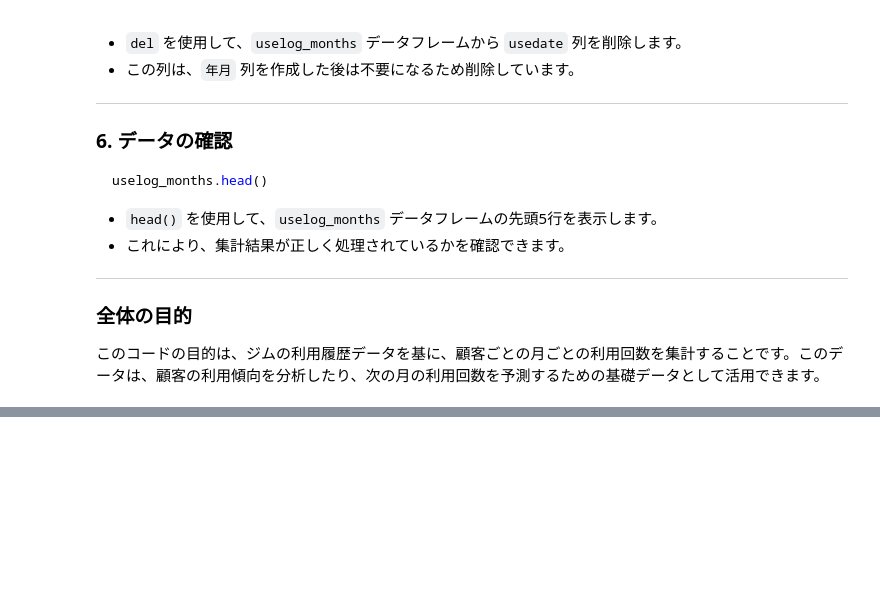
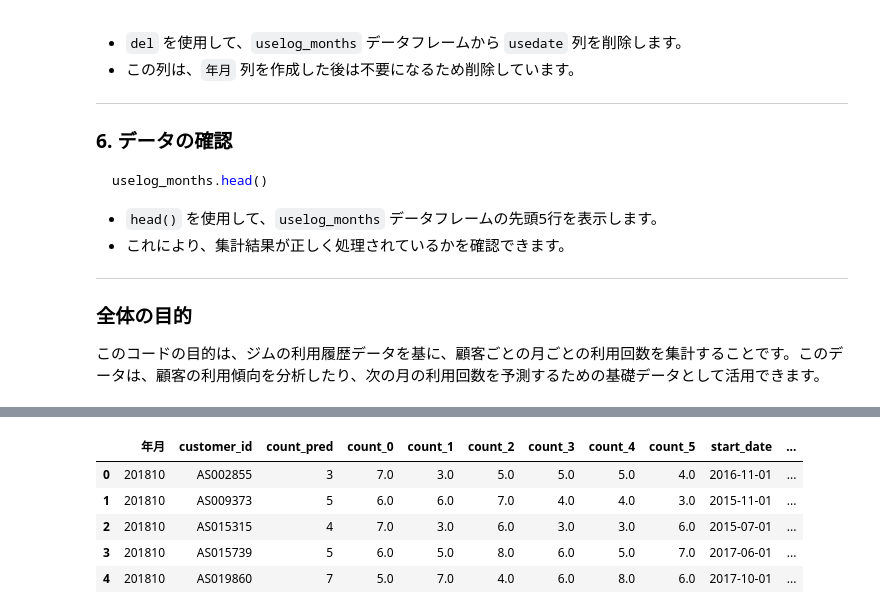
Before and after one commit to Snoge1130/python100knock_1_ch04, a Jupyter notebook: 31_40konck.ipynb, the cells around one changed output, grey strips where cells are left out. Cells and saved outputs as stored; diff of their text form; code cells hidden in the pictures; blank space fills up the shorter version.

```diff
--- a/31_40konck.ipynb
+++ b/31_40konck.ipynb
@@ -558,0 +561,4 @@ predict_data.head()
+# %%
+predict_data = predict_data.dropna() # 欠損値を削除
+predict_data = predict_data.reset_index(drop = True) # インデックスをリセット
+predict_data.head()
@@ -558,0 +574,3 @@ predict_data.head()
+# %%
+predict_data = pd.merge(predict_data, customer[["customer_id", "start_date"]], on = "customer_id", how = "left")
+predict_data.head()
@@ -558,0 +584,20 @@ predict_data.head()
+# %%
+predict_data["now_date"] = pd.to_datetime(predict_data["年月"], format = "%Y%m") # 年月を日付型に変換
+predict_data["start_date"] = pd.to_datetime(predict_data["start_date"]) # 開始日を日付型に変換
+
+from dateutil.relativedelta import relativedelta
+
+predict_data["period"] = None # 新しい列を追加
+
+for i in range(len(predict_data)):
+    delta = relativedelta(predict_data.loc[i, "now_date"], predict_data.loc[i, "start_date"]) # 開始日からの経過月数を計算
+    predict_data.loc[i, "period"] = delta.years * 12 + delta.months # 経過月数を計算
+
+predict_data.head()
+# %% [output]
+|  | 年月 | customer_id | count_pred | count_0 | count_1 | count_2 | count_3 | count_4 | count_5 | start_date | ... |
+| 0 | 201810 | AS002855 | 3 | 7.0 | 3.0 | 5.0 | 5.0 | 5.0 | 4.0 | 2016-11-01 | ... |
+| 1 | 201810 | AS009373 | 5 | 6.0 | 6.0 | 7.0 | 4.0 | 4.0 | 3.0 | 2015-11-01 | ... |
+| 2 | 201810 | AS015315 | 4 | 7.0 | 3.0 | 6.0 | 3.0 | 3.0 | 6.0 | 2015-07-01 | ... |
+| 3 | 201810 | AS015739 | 5 | 6.0 | 5.0 | 8.0 | 6.0 | 5.0 | 7.0 | 2017-06-01 | ... |
+| 4 | 201810 | AS019860 | 7 | 5.0 | 7.0 | 4.0 | 6.0 | 8.0 | 6.0 | 2017-10-01 | ... |
```
Also changed, not shown: parts of 19 cells of this notebook, 1 other file.
